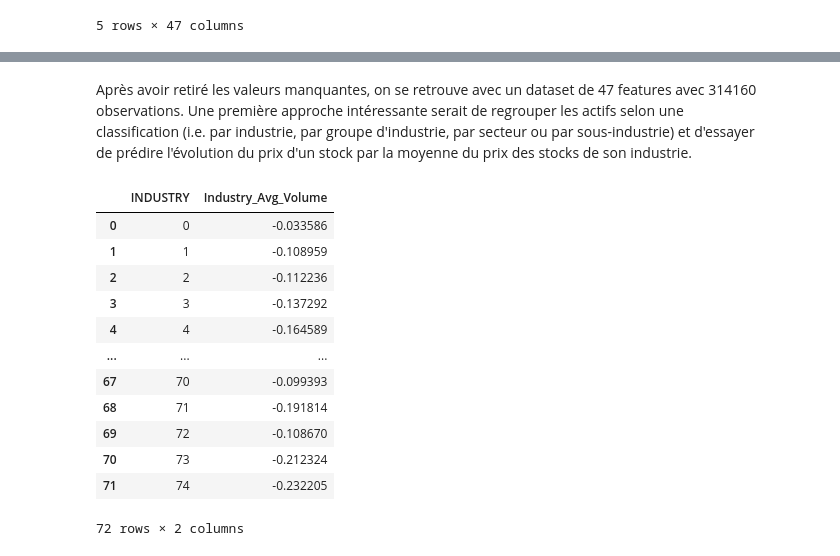
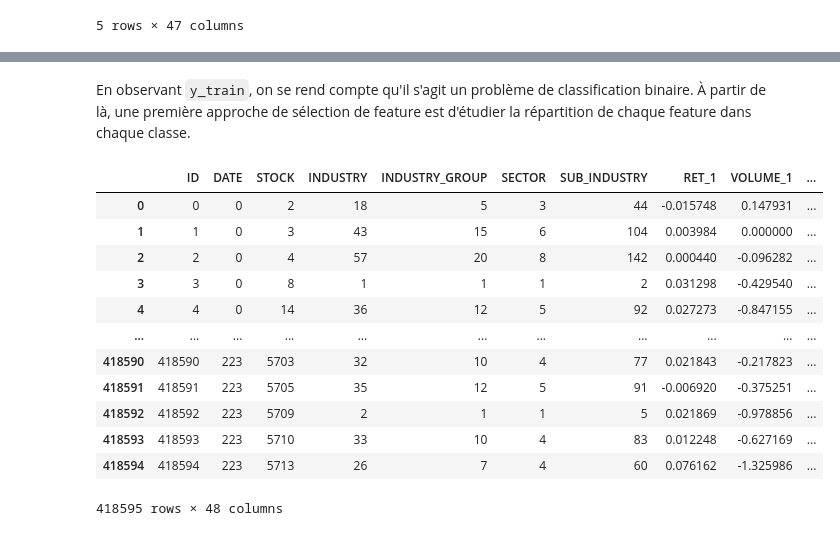
Before and after one commit to NailKhelifa/Stock_prediction_QRT, a Jupyter notebook: Data_exploration.ipynb, the cells around one changed output, grey strips where cells are left out. Cells and saved outputs as stored; diff of their text form; code cells hidden in the pictures.

```diff
--- a/Data_exploration.ipynb
+++ b/Data_exploration.ipynb
@@ -72,2 +41,0 @@ Il reste 314160 observations (lignes) de 47 features (colonnes)
-# %% [markdown]
-Après avoir retiré les valeurs manquantes, on se retrouve avec un dataset de 47 features avec 314160 observations. Une première approche intéressante serait de regrouper les actifs selon une classification (i.e. par industrie, par groupe d'industrie, par secteur ou par sous-industrie) et d'essayer de prédire l'évolution du prix d'un stock par la moyenne du prix des stocks de son industrie.
@@ -77,16 +41,0 @@ industry_avg.columns = ['INDUSTRY', 'Industry_Avg_Volume']
-# %%
-industry_avg
-# %% [output]
-|  | INDUSTRY | Industry_Avg_Volume |
-| 0 | 0 | -0.033586 |
-| 1 | 1 | -0.108959 |
-| 2 | 2 | -0.112236 |
-| 3 | 3 | -0.137292 |
-| 4 | 4 | -0.164589 |
-| ... | ... | ... |
-| 67 | 70 | -0.099393 |
-| 68 | 71 | -0.191814 |
-| 69 | 72 | -0.108670 |
-| 70 | 73 | -0.212324 |
-| 71 | 74 | -0.232205 |
-72 rows × 2 columns
@@ -92,0 +44,20 @@ industry_avg
+# %% [markdown]
+En observant `y_train`, on se rend compte qu'il s'agit un problème de classification binaire. À partir de là, une première approche de sélection de feature est d'étudier la répartition de chaque feature dans chaque classe.
+# %%
+y_train['RET'] = y_train['RET'].replace({True: 1, False: 0})
+merged_x_train = pd.merge(x_train, y_train[['ID', 'RET']], on='ID')
+merged_x_train
+# %% [output]
+|  | ID | DATE | STOCK | INDUSTRY | INDUSTRY_GROUP | SECTOR | SUB_INDUSTRY | RET_1 | VOLUME_1 | ... |
+| 0 | 0 | 0 | 2 | 18 | 5 | 3 | 44 | -0.015748 | 0.147931 | ... |
+| 1 | 1 | 0 | 3 | 43 | 15 | 6 | 104 | 0.003984 | 0.000000 | ... |
+| 2 | 2 | 0 | 4 | 57 | 20 | 8 | 142 | 0.000440 | -0.096282 | ... |
+| 3 | 3 | 0 | 8 | 1 | 1 | 1 | 2 | 0.031298 | -0.429540 | ... |
+| 4 | 4 | 0 | 14 | 36 | 12 | 5 | 92 | 0.027273 | -0.847155 | ... |
+| ... | ... | ... | ... | ... | ... | ... | ... | ... | ... | ... |
+| 418590 | 418590 | 223 | 5703 | 32 | 10 | 4 | 77 | 0.021843 | -0.217823 | ... |
+| 418591 | 418591 | 223 | 5705 | 35 | 12 | 5 | 91 | -0.006920 | -0.375251 | ... |
+| 418592 | 418592 | 223 | 5709 | 2 | 1 | 1 | 5 | 0.021869 | -0.978856 | ... |
+| 418593 | 418593 | 223 | 5710 | 33 | 10 | 4 | 83 | 0.012248 | -0.627169 | ... |
+| 418594 | 418594 | 223 | 5713 | 26 | 7 | 4 | 60 | 0.076162 | -1.325986 | ... |
+418595 rows × 48 columns
```
Also changed, not shown: parts of 20 cells of this notebook.
